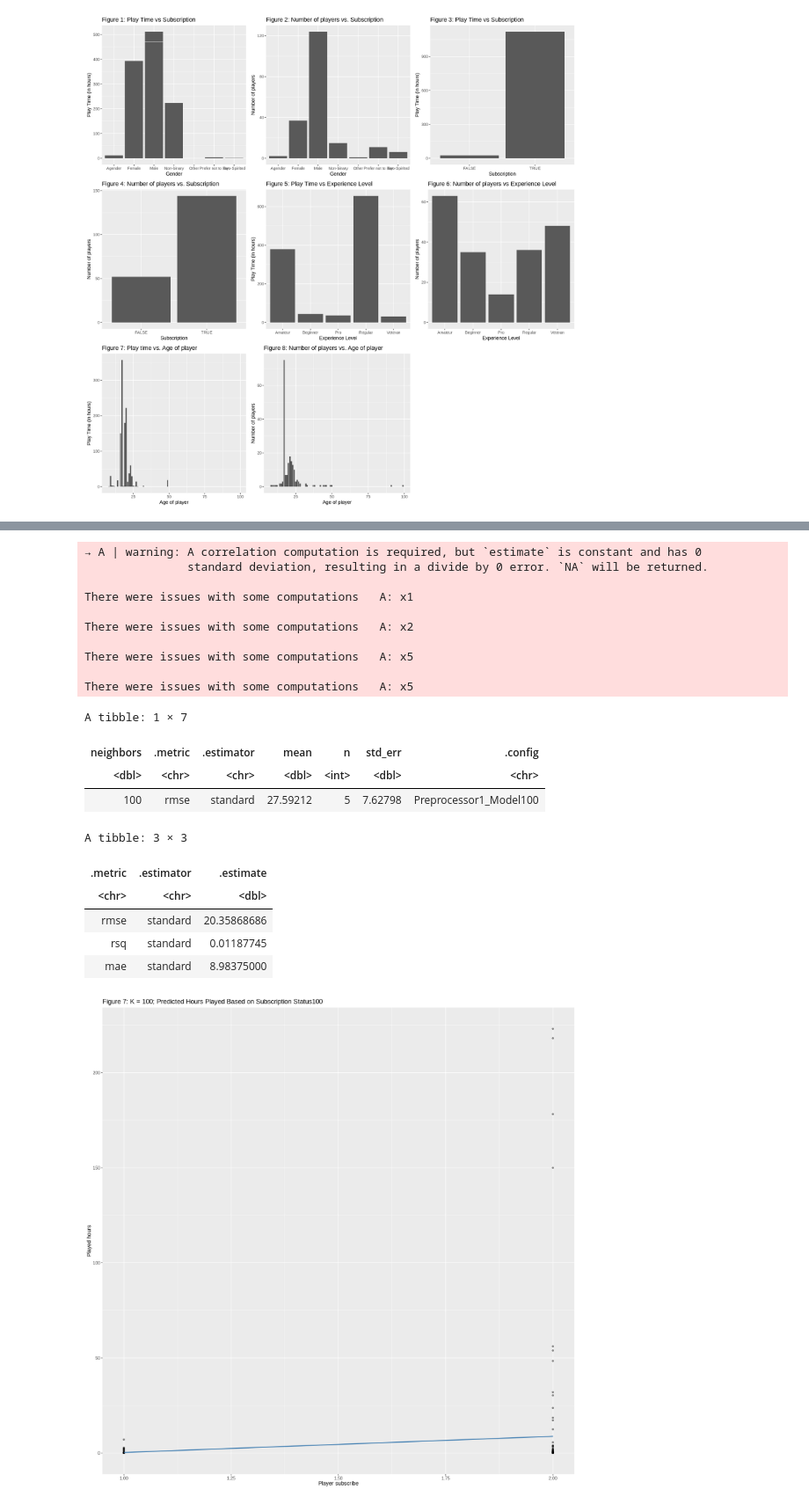
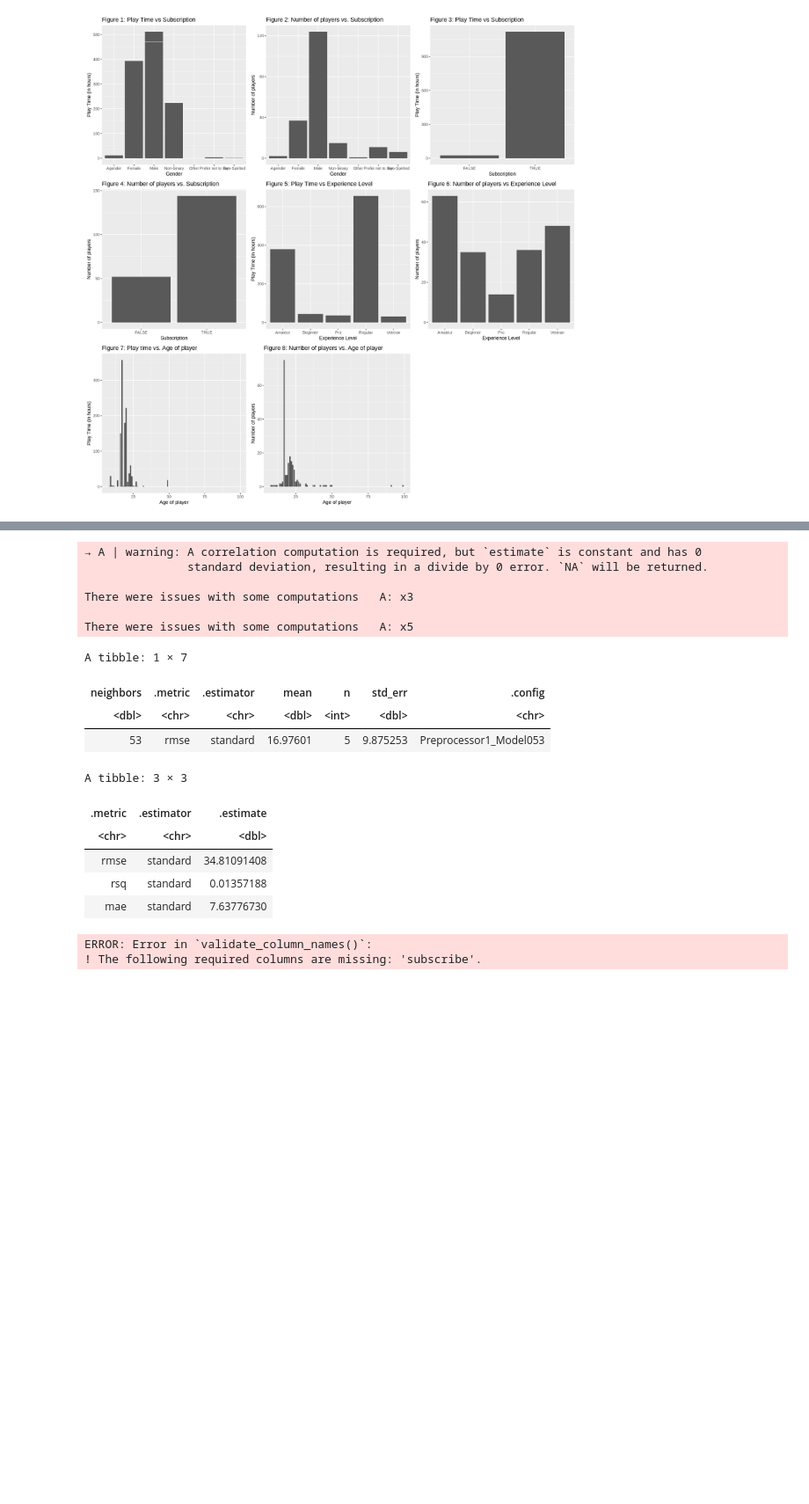
Before and after one commit to leticiascudeller/DSCI-100-proj, a Jupyter notebook: Untitled.ipynb, the cells around one changed output, grey strips where cells are left out. Shown at 88% size. Drawn from its saved outputs; the diff is of its cells as text; code cells hidden in the pictures; blank space fills up the shorter version.

```diff
--- a/Untitled.ipynb
+++ b/Untitled.ipynb
@@ -259,6 +265,6 @@ A tibble: 3 × 3
 # %%
 #Forward Selection (Subscribe)
-set.seed(1)
+set.seed(2024)
 gridvals <- tibble(neighbors = seq(from = 1, to = 100, by = 1))
 
 players_split <- initial_split(num_players, prop = 0.70, strata = played_hours)
@@ -305,49 +311,43 @@ players_workflow_final_subs <- workflow() |>
 
 # evaluate on testing set
 players_summary_final_subs <- players_workflow_final_subs |>
     predict(testing_players) |>
     bind_cols(testing_players) |>
     metrics(truth = played_hours, estimate = .pred)
 players_summary_final_subs
 
-
-experience_prediction_grid <- tibble(
+subscribe_prediction_grid <- tibble(
   subscribe = c(1,2))
 players_preds <- players_workflow_final_subs |>
   predict(experience_prediction_grid) |>
   bind_cols(experience_prediction_grid)
 
-plot_final <- ggplot(num_players, aes(x = subscribe, y = played_hours)) +
+plot_final_subs <- ggplot(num_players, aes(x = subscribe, y = played_hours)) +
   geom_point(alpha = 0.4) +
   geom_line(data = players_preds,
             mapping = aes(x = subscribe, y = .pred),
             color = "steelblue",
             linewidth = 1) +
   xlab("Player subscribe") +
   ylab("Played hours") +
-  ggtitle(paste0("Figure 7: K = 100; Predicted Hours Played Based on Subscription Status", k_min)) +
+  ggtitle(paste0("Figure 7: K = 53, Predicted Hours Played Based on Subscription Status", k_min)) +
   theme(text = element_text(size = 12))
-
-plot_final
 # %% [output]
 → A | warning: A correlation computation is required, but `estimate` is constant and has 0
                standard deviation, resulting in a divide by 0 error. `NA` will be returned.
 
-There were issues with some computations   A: x1
-
-There were issues with some computations   A: x2
+There were issues with some computations   A: x3
 
 There were issues with some computations   A: x5
-
-There were issues with some computations   A: x5
 A tibble: 1 × 7
 | neighbors | .metric | .estimator | mean | n | std_err | .config |
 | <dbl> | <chr> | <chr> | <dbl> | <int> | <dbl> | <chr> |
-| 100 | rmse | standard | 27.59212 | 5 | 7.62798 | Preprocessor1_Model100 |
+| 53 | rmse | standard | 16.97601 | 5 | 9.875253 | Preprocessor1_Model053 |
 A tibble: 3 × 3
 | .metric | .estimator | .estimate |
 | <chr> | <chr> | <dbl> |
-| rmse | standard | 20.35868686 |
-| rsq | standard | 0.01187745 |
-| mae | standard | 8.98375000 |
+| rmse | standard | 34.81091408 |
+| rsq | standard | 0.01357188 |
+| mae | standard | 7.63776730 |
-[figure, removed]
+ERROR: Error in `validate_column_names()`:
+! The following required columns are missing: 'subscribe'.
```
Also changed, not shown: parts of 6 cells of this notebook.
